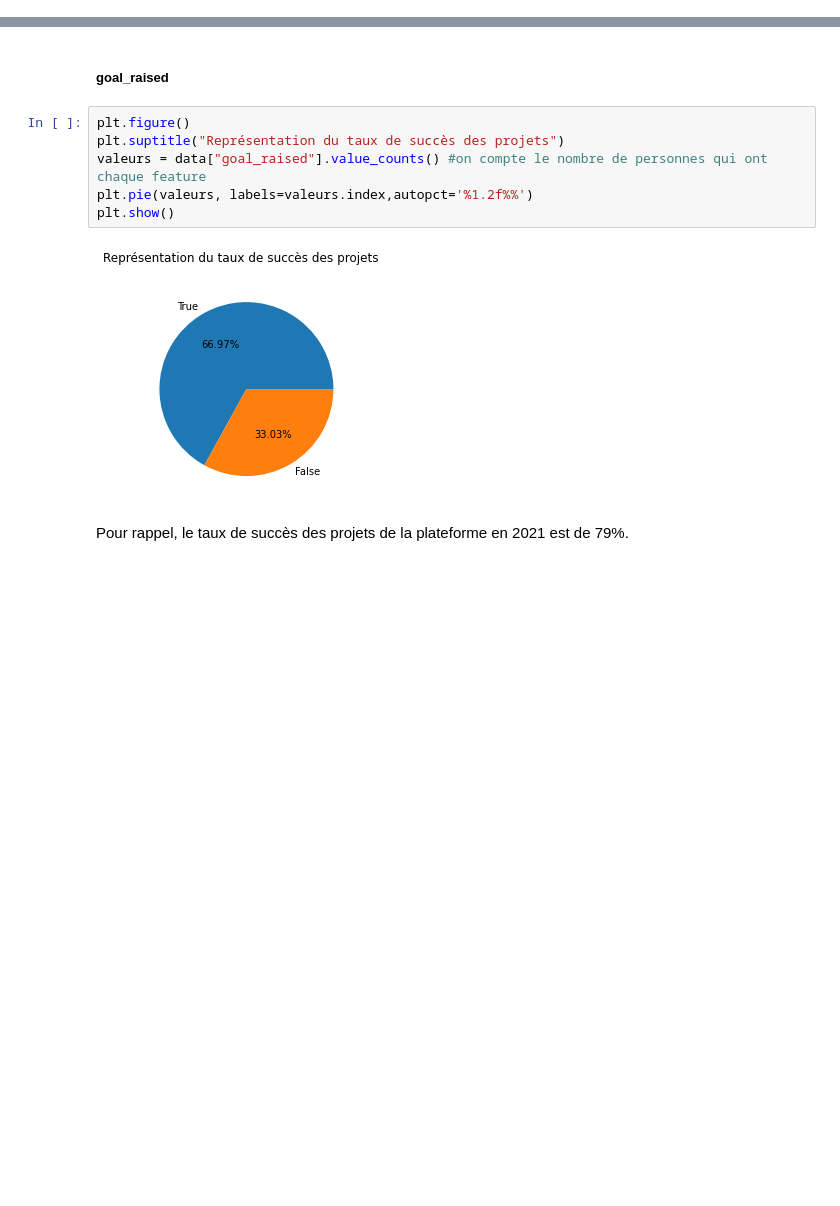
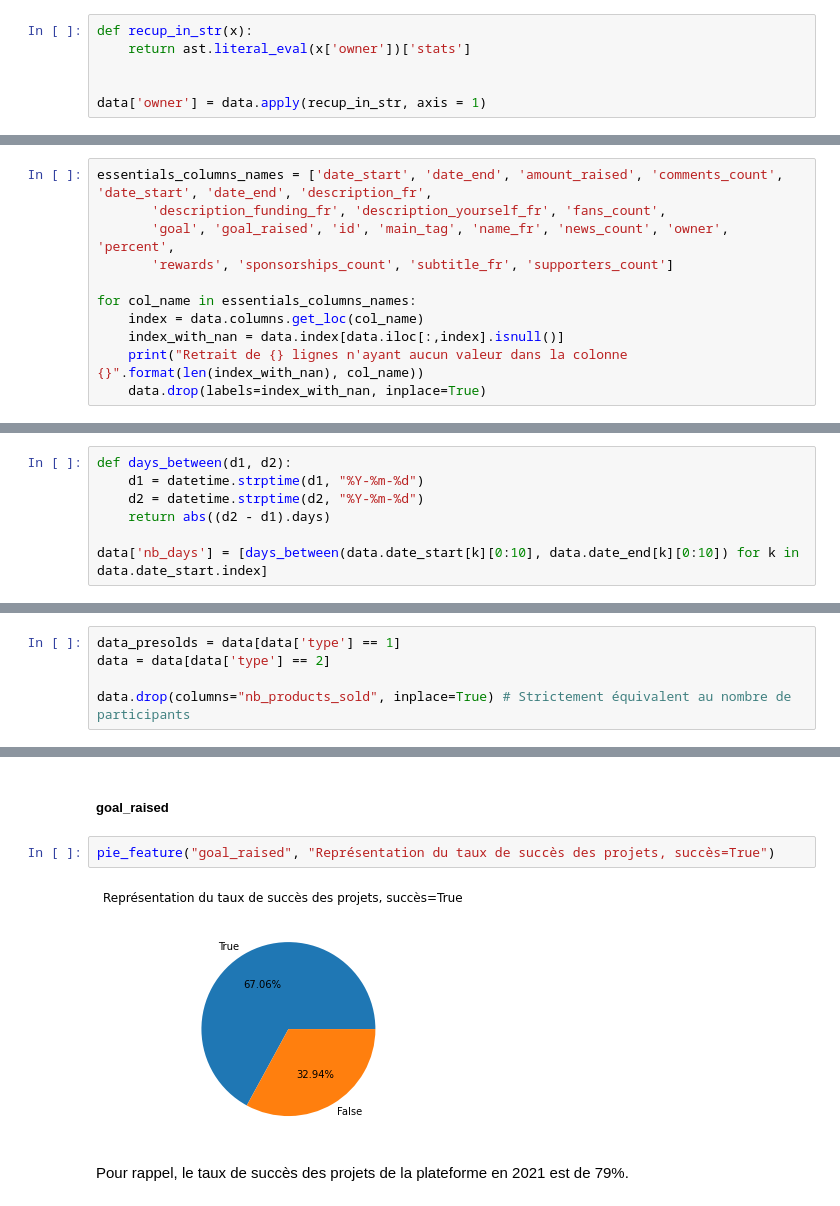
Before and after one commit to sercansen/dasci_ulule, a Jupyter notebook: Stats_descriptives_Ulule.ipynb, the cells around one changed output, grey strips where cells are left out. Drawn from its saved outputs; the diff is of its cells as text; blank space fills up the shorter version.

```diff
--- a/Stats_descriptives_Ulule.ipynb
+++ b/Stats_descriptives_Ulule.ipynb
@@ -148,0 +228,6 @@ data
+# %%
+def recup_in_str(x):
+    return ast.literal_eval(x['owner'])['stats']
+
+
+data['owner'] = data.apply(recup_in_str, axis = 1)
@@ -148,0 +238,11 @@ data
+# %%
+essentials_columns_names = ['date_start', 'date_end', 'amount_raised', 'comments_count', 'date_start', 'date_end', 'description_fr',
+       'description_funding_fr', 'description_yourself_fr', 'fans_count',
+       'goal', 'goal_raised', 'id', 'main_tag', 'name_fr', 'news_count', 'owner', 'percent',
+       'rewards', 'sponsorships_count', 'subtitle_fr', 'supporters_count']
+
+for col_name in essentials_columns_names:
+    index = data.columns.get_loc(col_name)
+    index_with_nan = data.index[data.iloc[:,index].isnull()]
+    print("Retrait de {} lignes n'ayant aucun valeur dans la colonne {}".format(len(index_with_nan), col_name))
+    data.drop(labels=index_with_nan, inplace=True)
@@ -148,0 +269,7 @@ data
+# %%
+def days_between(d1, d2):
+    d1 = datetime.strptime(d1, "%Y-%m-%d")
+    d2 = datetime.strptime(d2, "%Y-%m-%d")
+    return abs((d2 - d1).days)
+
+data['nb_days'] = [days_between(data.date_start[k][0:10], data.date_end[k][0:10]) for k in data.date_start.index]
@@ -149 +278,6 @@ data
+# %%
+data_presolds = data[data['type'] == 1]
+data = data[data['type'] == 2]
+
+data.drop(columns="nb_products_sold", inplace=True) # Strictement équivalent au nombre de participants
 # %% [markdown]
@@ -186,13 +320,9 @@ Il est possible de conclure quand à l'existence d'une corrélation entre le suc
 # %% [markdown]
 ##### goal_raised
 # %%
-plt.figure()
-plt.suptitle("Représentation du taux de succès des projets")
-valeurs = data["goal_raised"].value_counts() #on compte le nombre de personnes qui ont chaque feature
-plt.pie(valeurs, labels=valeurs.index,autopct='%1.2f%%')
-plt.show()
+pie_feature("goal_raised", "Représentation du taux de succès des projets, succès=True")
 # %% [output]
-[figure, old version]
+[figure, new version]
 # %% [markdown]
 Pour rappel, le taux de succès des projets de la plateforme en 2021 est de 79%.
 # %% [markdown]
```
Also changed, not shown: parts of 78 cells of this notebook.
